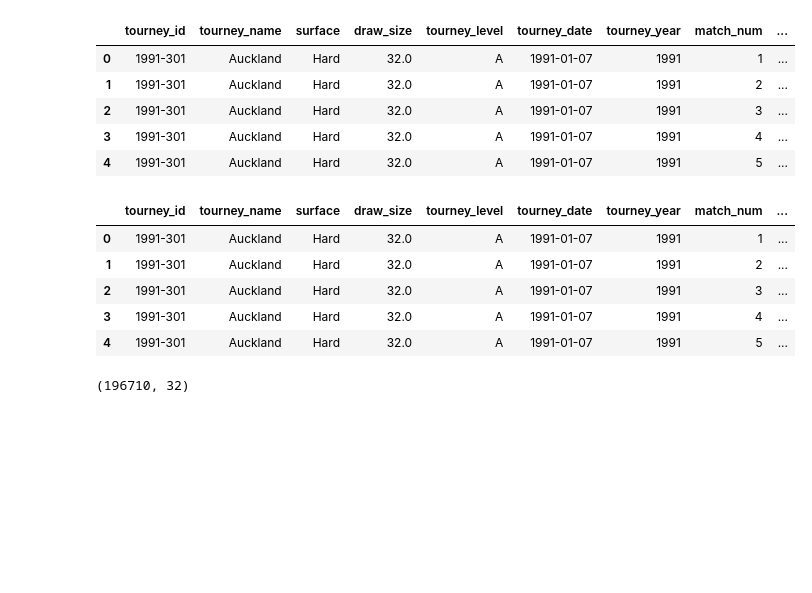
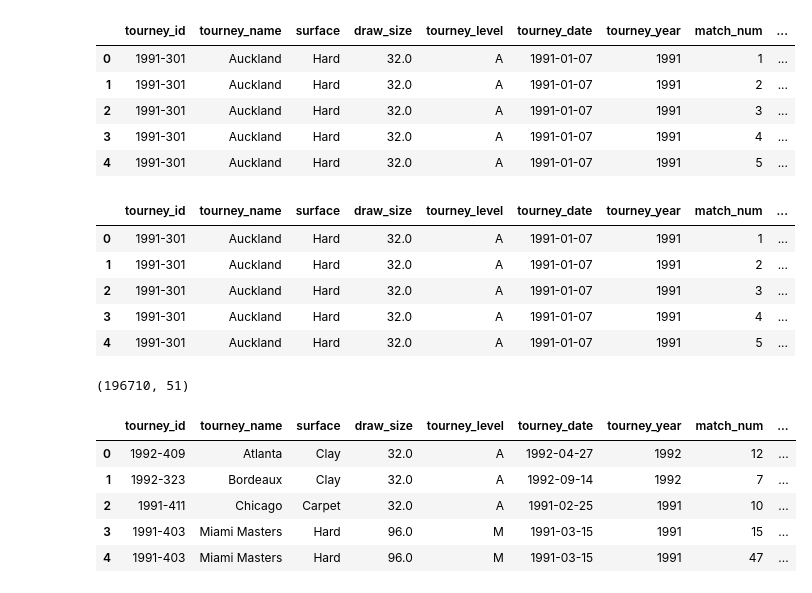
Before and after one commit to FedericoRaimondi/tennis-match-predictor, a Jupyter notebook: notebook/data_engineering.ipynb, the cells around one changed output. Saved outputs shown, nothing was run; the diff lists cells and outputs as text; code cells hidden in the pictures; blank space fills up the shorter version.

```diff
--- a/notebook/data_engineering.ipynb
+++ b/notebook/data_engineering.ipynb
@@ -143,7 +150,7 @@ Index(['tourney_id', 'tourney_name', 'surface', 'draw_size', 'tourney_level',
        'tourney_year'],
       dtype='object')
 # %%
-w_cols = [
+cols = [
     "tourney_id",
     "tourney_name",
     "surface",
@@ -171,21 +178,6 @@ w_cols = [
     "w_SvGms",
     "w_bpSaved",
     "w_bpFaced",  # winner stats
-    "score",
-    "best_of",
-    "round",
-    "minutes",  # match info
-]
-
-l_cols = [
-    "tourney_id",
-    "tourney_name",
-    "surface",
-    "draw_size",
-    "tourney_level",
-    "tourney_date",
-    "tourney_year",
-    "match_num",  # tournament info
     "loser_id",
     "loser_seed",
     "loser_entry",
@@ -204,19 +196,19 @@ l_cols = [
     "l_2ndWon",
     "l_SvGms",
     "l_bpSaved",
-    "l_bpFaced",  # loser stats
+    "l_bpFaced",
     "score",
     "best_of",
     "round",
     "minutes",  # match info
 ]
 # %%
-player_stats_hist_df = atp_matches_df[w_cols].copy()
-player_stats_hist_df_l = atp_matches_df[l_cols].copy()
+player_stats_hist_df = atp_matches_df[cols].copy()
+player_stats_hist_df_l = atp_matches_df[cols].copy()
 
 # add a column to flag winner and loser
-player_stats_hist_df["results"] = "W"
-player_stats_hist_df_l["results"] = "L"
+player_stats_hist_df["results"] = 1
+player_stats_hist_df_l["results"] = 0
 player_stats_hist_df.head()
 # %% [output]
 |  | tourney_id | tourney_name | surface | draw_size | tourney_level | tourney_date | tourney_year | match_num | ... |
@@ -232,6 +224,10 @@ player_stats_hist_df.columns = [
     if col.startswith("winner_")
     else col.replace("w_", "p_", 1)
     if col.startswith("w_")
+    else col.replace("loser_", "opponent_", 1)
+    if col.startswith("loser_")
+    else col.replace("l_", "o_", 1)
+    if col.startswith("l_")
     else col
     for col in player_stats_hist_df.columns
 ]
@@ -241,6 +237,10 @@ player_stats_hist_df_l.columns = [
     if col.startswith("loser_")
     else col.replace("l_", "p_", 1)
     if col.startswith("l_")
+    else col.replace("winner_", "opponent_", 1)
+    if col.startswith("winner_")
+    else col.replace("w_", "o_", 1)
+    if col.startswith("w_")
     else col
     for col in player_stats_hist_df_l.columns
 ]
@@ -260,4 +260,18 @@ player_stats_hist_df.head()
 # %%
 player_stats_hist_df.shape
 # %% [output]
-(196710, 32)
+(196710, 51)
+# %%
+# First ensure the DataFrame is properly sorted by the specified order
+player_stats_hist_df = player_stats_hist_df.sort_values(
+    by=["player_id", "tourney_date", "tourney_id", "match_num"]
+).reset_index(drop=True)
+
+player_stats_hist_df.head()
+# %% [output]
+|  | tourney_id | tourney_name | surface | draw_size | tourney_level | tourney_date | tourney_year | match_num | ... |
+| 0 | 1992-409 | Atlanta | Clay | 32.0 | A | 1992-04-27 | 1992 | 12 | ... |
+| 1 | 1992-323 | Bordeaux | Clay | 32.0 | A | 1992-09-14 | 1992 | 7 | ... |
+| 2 | 1991-411 | Chicago | Carpet | 32.0 | A | 1991-02-25 | 1991 | 10 | ... |
+| 3 | 1991-403 | Miami Masters | Hard | 96.0 | M | 1991-03-15 | 1991 | 15 | ... |
+| 4 | 1991-403 | Miami Masters | Hard | 96.0 | M | 1991-03-15 | 1991 | 47 | ... |
```
Also changed, not shown: parts of 11 cells of this notebook.
